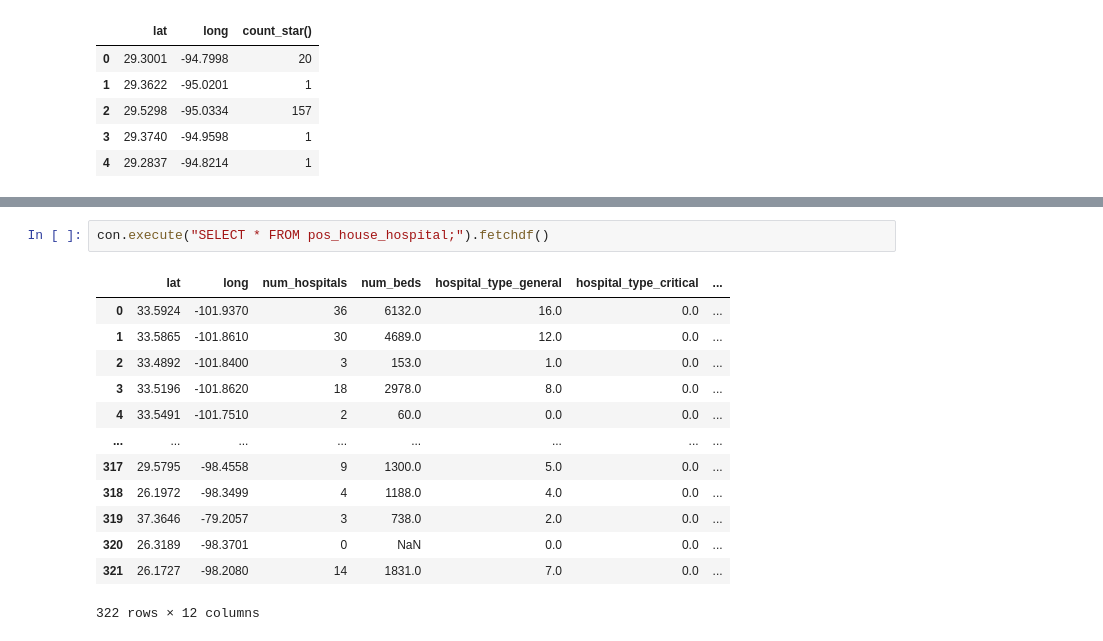
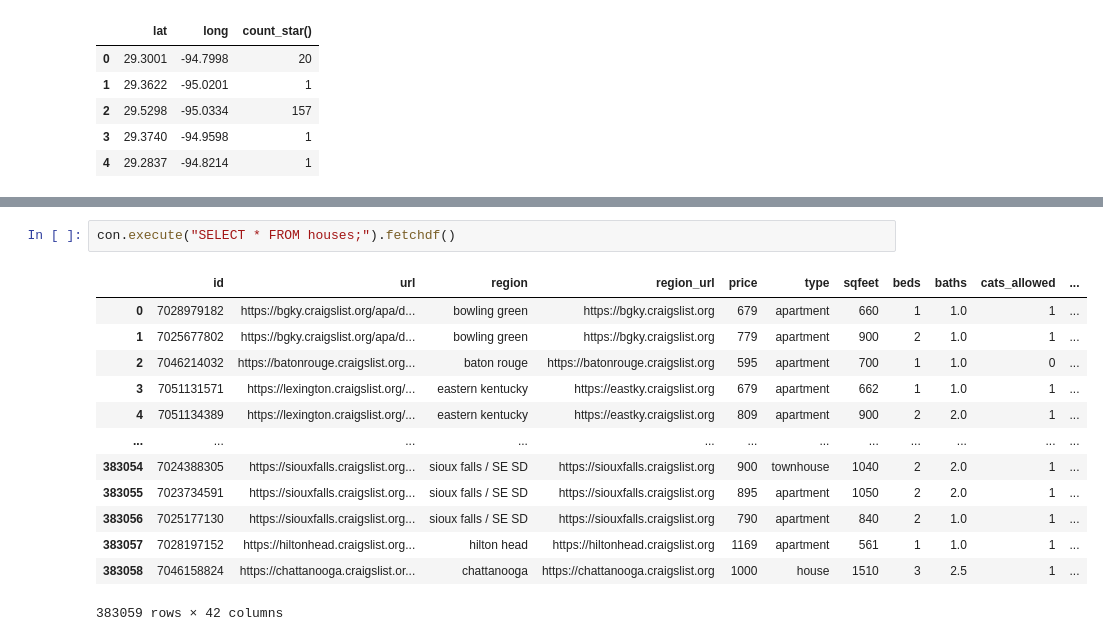
Before and after one commit to adriamd/ADSDB_project1, a Jupyter notebook: notebooks/exploitation.ipynb, the cells around one changed output, grey strips where cells are left out. Saved outputs shown, nothing was run; the diff lists cells and outputs as text.

```diff
--- a/notebooks/exploitation.ipynb
+++ b/notebooks/exploitation.ipynb
@@ -88,16 +167,16 @@ GROUP BY lat, long
 # %%
-con.execute("SELECT * FROM pos_house_hospital;").fetchdf()
+con.execute("SELECT * FROM houses;").fetchdf()
 # %% [output]
-|  | lat | long | num_hospitals | num_beds | hospital_type_general | hospital_type_critical | ... |
-| 0 | 33.5924 | -101.9370 | 36 | 6132.0 | 16.0 | 0.0 | ... |
-| 1 | 33.5865 | -101.8610 | 30 | 4689.0 | 12.0 | 0.0 | ... |
-| 2 | 33.4892 | -101.8400 | 3 | 153.0 | 1.0 | 0.0 | ... |
-| 3 | 33.5196 | -101.8620 | 18 | 2978.0 | 8.0 | 0.0 | ... |
-| 4 | 33.5491 | -101.7510 | 2 | 60.0 | 0.0 | 0.0 | ... |
-| ... | ... | ... | ... | ... | ... | ... | ... |
-| 317 | 29.5795 | -98.4558 | 9 | 1300.0 | 5.0 | 0.0 | ... |
-| 318 | 26.1972 | -98.3499 | 4 | 1188.0 | 4.0 | 0.0 | ... |
-| 319 | 37.3646 | -79.2057 | 3 | 738.0 | 2.0 | 0.0 | ... |
-| 320 | 26.3189 | -98.3701 | 0 | NaN | 0.0 | 0.0 | ... |
-| 321 | 26.1727 | -98.2080 | 14 | 1831.0 | 7.0 | 0.0 | ... |
+|  | id | url | region | region_url | price | type | sqfeet | beds | baths | cats_allowed | ... |
+| 0 | 7028979182 | https://bgky.craigslist.org/apa/d... | bowling green | https://bgky.craigslist.org | 679 | apartment | 660 | 1 | 1.0 | 1 | ... |
+| 1 | 7025677802 | https://bgky.craigslist.org/apa/d... | bowling green | https://bgky.craigslist.org | 779 | apartment | 900 | 2 | 1.0 | 1 | ... |
+| 2 | 7046214032 | https://batonrouge.craigslist.org... | baton rouge | https://batonrouge.craigslist.org | 595 | apartment | 700 | 1 | 1.0 | 0 | ... |
+| 3 | 7051131571 | https://lexington.craigslist.org/... | eastern kentucky | https://eastky.craigslist.org | 679 | apartment | 662 | 1 | 1.0 | 1 | ... |
+| 4 | 7051134389 | https://lexington.craigslist.org/... | eastern kentucky | https://eastky.craigslist.org | 809 | apartment | 900 | 2 | 2.0 | 1 | ... |
+| ... | ... | ... | ... | ... | ... | ... | ... | ... | ... | ... | ... |
+| 383054 | 7024388305 | https://siouxfalls.craigslist.org... | sioux falls / SE SD | https://siouxfalls.craigslist.org | 900 | townhouse | 1040 | 2 | 2.0 | 1 | ... |
+| 383055 | 7023734591 | https://siouxfalls.craigslist.org... | sioux falls / SE SD | https://siouxfalls.craigslist.org | 895 | apartment | 1050 | 2 | 2.0 | 1 | ... |
+| 383056 | 7025177130 | https://siouxfalls.craigslist.org... | sioux falls / SE SD | https://siouxfalls.craigslist.org | 790 | apartment | 840 | 2 | 1.0 | 1 | ... |
+| 383057 | 7028197152 | https://hiltonhead.craigslist.org... | hilton head | https://hiltonhead.craigslist.org | 1169 | apartment | 561 | 1 | 1.0 | 1 | ... |
+| 383058 | 7046158824 | https://chattanooga.craigslist.or... | chattanooga | https://chattanooga.craigslist.org | 1000 | house | 1510 | 3 | 2.5 | 1 | ... |
-322 rows × 12 columns
+383059 rows × 42 columns
```
Also changed, not shown: parts of 14 cells of this notebook.
